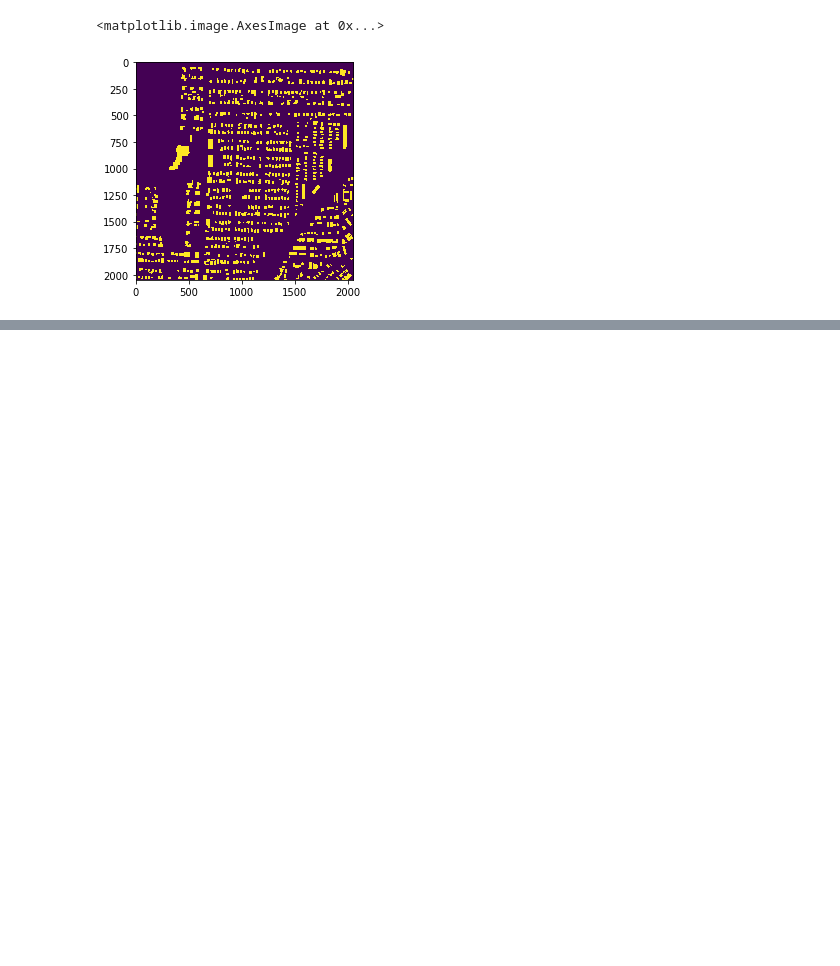
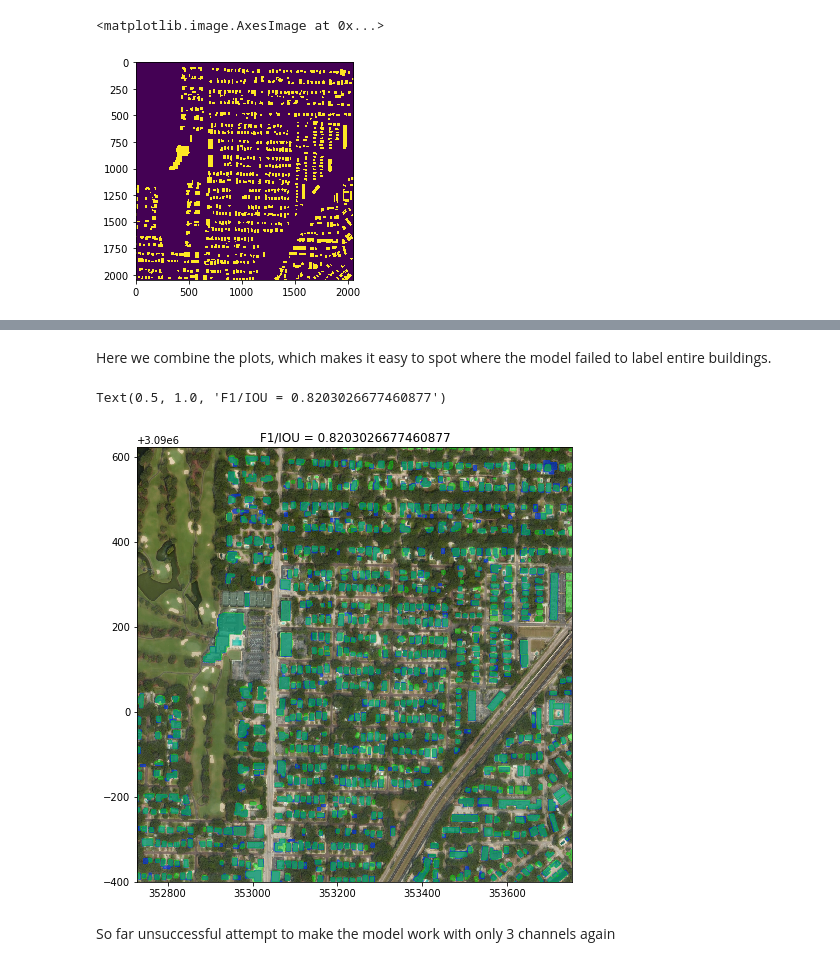
Before and after one commit to ngundotra/urban3dchallenge, a Jupyter notebook: albu/src/Polygon Vis.ipynb, the cells around one changed output, grey strips where cells are left out. Cells and saved outputs as stored; diff of their text form; code cells hidden in the pictures; blank space fills up the shorter version.

```diff
--- a/albu/src/Polygon Vis.ipynb
+++ b/albu/src/Polygon Vis.ipynb
@@ -104,0 +203,13 @@ True
+# %% [markdown]
+Here we combine the plots, which makes it easy to spot where the model failed to label entire buildings.
+# %%
+plt.figure(figsize=(8,8))
+plt.imshow(img, extent=geo_img.extent)
+plot_poly(contours, plt.gca(), geo_img.coordinates, TRUE_COLOR)
+plot_poly(pred_ctr, plt.gca(), geo_img.coordinates, PRED_COLOR)
+plt.title("F1/IOU = {}".format(score_pred(output, lbl)))
+# %% [output]
+Text(0.5, 1.0, 'F1/IOU = 0.8203026677460877')
+[figure, added]
+# %% [markdown]
+So far unsuccessful attempt to make the model work with only 3 channels again
```
Also changed, not shown: parts of 28 cells of this notebook.
